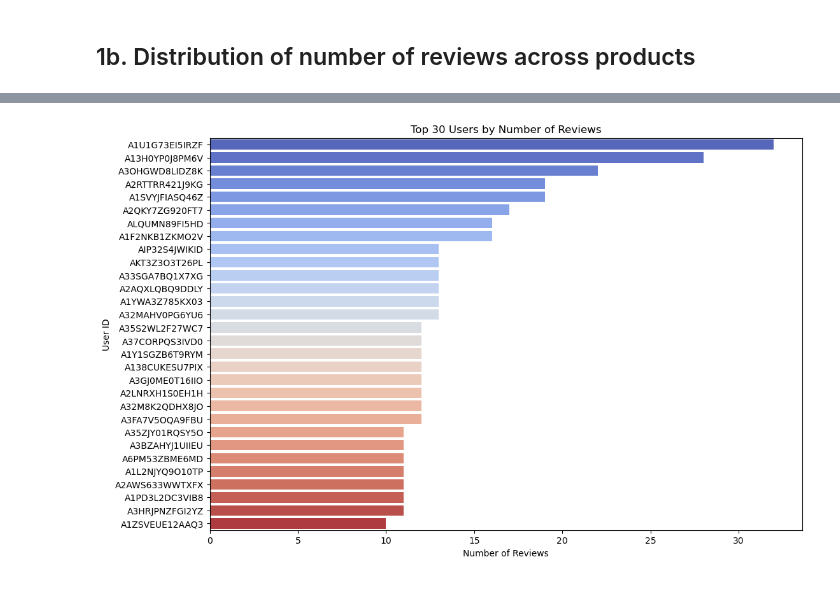
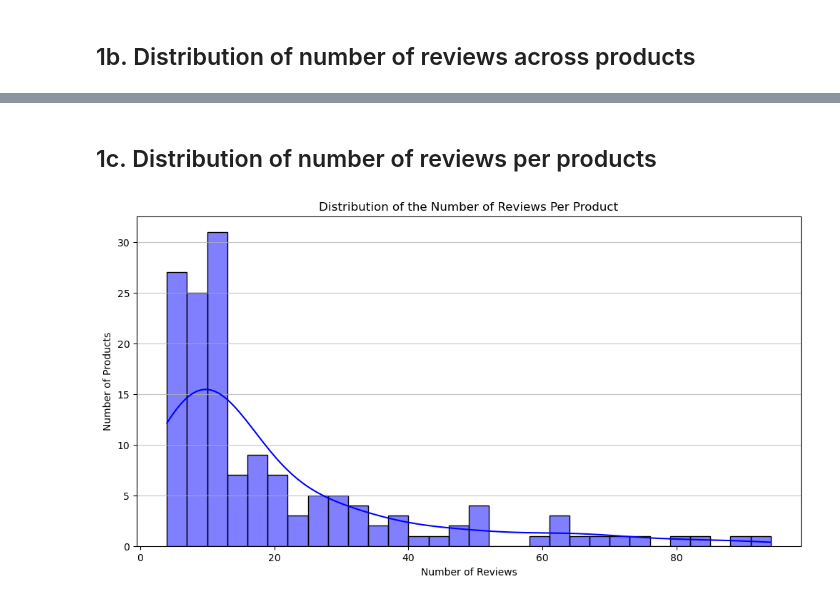
Before and after one commit to josmuniz/Sentimental-analysis-of-amazon-Gift_Card-reviews, a Jupyter notebook: COMP262_GROUP5_PROJECT.ipynb, the cells around one changed output, grey strips where cells are left out. Saved outputs shown, nothing was run; the diff lists cells and outputs as text; code cells hidden in the pictures.

```diff
--- a/COMP262_GROUP5_PROJECT.ipynb
+++ b/COMP262_GROUP5_PROJECT.ipynb
@@ -364,19 +232,19 @@ plt.show()
-# %%
-import seaborn as sns
-import matplotlib.pyplot as plt
-
-# Assuming 'df' is your DataFrame and it contains a column 'reviewerID'
-
-# Calculate the top 30 users with the most reviews and their counts
-top_30_users_reviews = df['reviewerID'].value_counts().head(30)
-
-# Plotting the distribution of reviews for the top 30 users
-plt.figure(figsize=(12, 8))
-sns.barplot(y=top_30_users_reviews.index, x=top_30_users_reviews.values, palette='coolwarm')
-plt.title('Top 30 Users by Number of Reviews')
-plt.xlabel('Number of Reviews')
-plt.ylabel('User ID')
-
-plt.show()
-# %% [output]
-[figure, removed]
+# %% [markdown]
+## 1c. Distribution of number of reviews per products
+# %%
+import seaborn as sns
+import matplotlib.pyplot as plt
+
+reviews_per_product = df['asin'].value_counts()
+
+# plot using seaborn
+plt.figure(figsize=(12, 6))
+sns.histplot(reviews_per_product, bins=30, kde=True, color='blue')
+plt.title('Distribution of the Number of Reviews Per Product')
+plt.xlabel('Number of Reviews')
+plt.ylabel('Number of Products')
+plt.grid(axis='y', alpha=0.75)
+
+plt.show()
+# %% [output]
+[figure, added]
```
Also changed, not shown: parts of 22 cells of this notebook, 1 other file.
